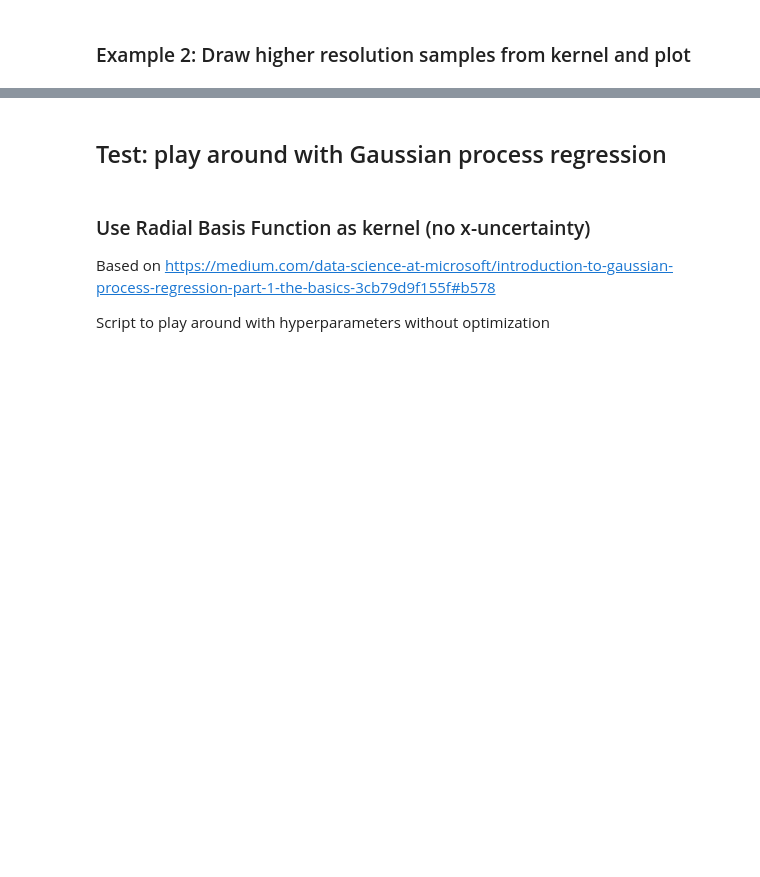
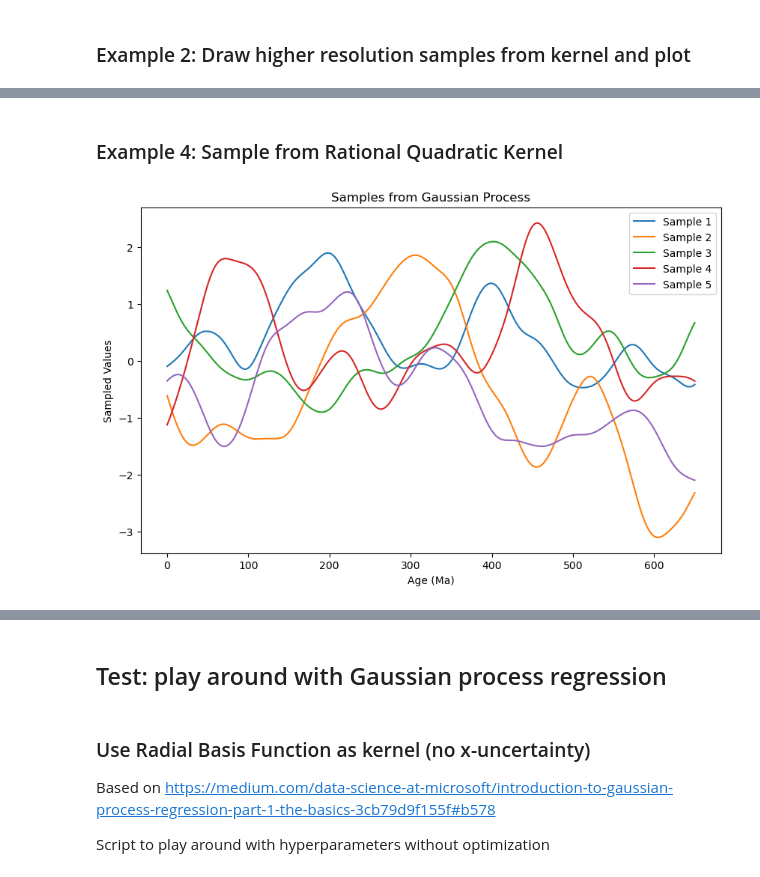
Before and after one commit to nielsjdewinter/Earth_Moon_Gaussian_process, a Jupyter notebook: EMGaussian_pilot1.ipynb, the cells around one changed output, grey strips where cells are left out. Drawn from its saved outputs; the diff is of its cells as text; code cells hidden in the pictures; blank space fills up the shorter version.

```diff
--- a/EMGaussian_pilot1.ipynb
+++ b/EMGaussian_pilot1.ipynb
@@ -149,0 +199,18 @@ plt.show()
+# %%
+# Define Rational Quadratic Kernel function
+def rq_kernel(X1, X2, lengthscale=1.0, variance=1.0, alpha=1.0):
+    """Rational Quadratic (RQ) kernel"""
+    sqdist = np.sum(X1**2, 1).reshape(-1, 1) + \
+             np.sum(X2**2, 1) - 2 * np.dot(X1, X2.T)
+    return variance * (1 + sqdist / (2 * alpha * lengthscale**2))**(-alpha)
+# %% [markdown]
+### Example 4: Sample from Rational Quadratic Kernel
+# %%
+# Gerenate higher resolution RQK kernel matrix
+mat_rq = rq_kernel(np.linspace(0, 650, 500).reshape(-1, 1), np.linspace(0, 650, 500).reshape(-1, 1), lengthscale=50, variance=1.0, alpha = 1.0)
+
+sample_from_kernel(n = mat_rq.shape[0], X = np.linspace(0, 650, 500).reshape(-1, 1), Sigma = mat_rq, k = 5, mu = 0)
+plt.show()
+# print(samples)
+# %% [output]
+[figure, added]
```
Also changed, not shown: parts of 40 cells of this notebook.
